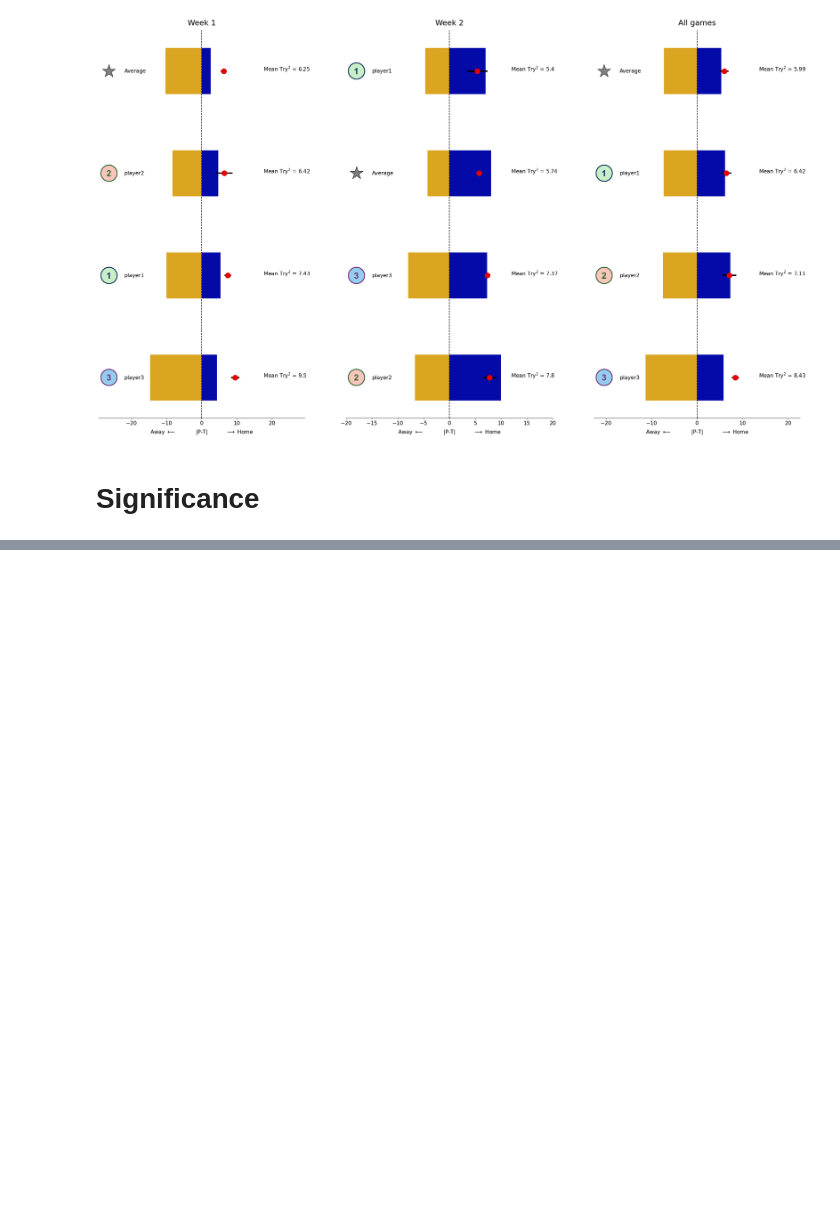
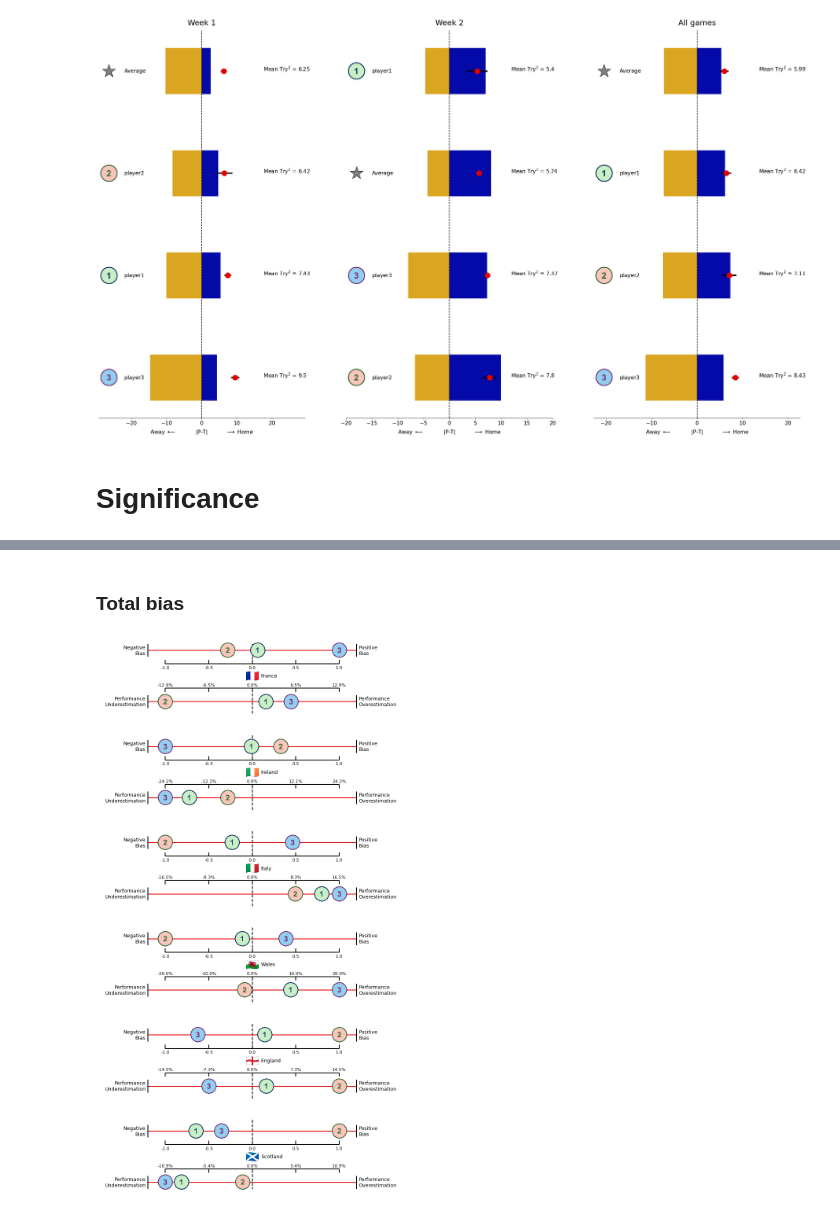
Before and after one commit to jjamieson12/SixNations_PredictionAnalysis, a Jupyter notebook: SixNationasPredictions_Example.ipynb, the cells around one changed output, grey strips where cells are left out. Cells and saved outputs as stored; diff of their text form; code cells hidden in the pictures; blank space fills up the shorter version.

```diff
--- a/SixNationasPredictions_Example.ipynb
+++ b/SixNationasPredictions_Example.ipynb
@@ -286,0 +329,30 @@ for i,ax in enumerate(axs):
+# %% [markdown]
+### Total bias
+# %%
+#Overall bias and overunder expectation plot, one plot for all 6 nations
+do_norm=True #Only norm the bias, overunder is a percentage anyway
+markers = player_markers #Pick the markers to use
+nation_markers = nation_markers
+settings={"plot_seperation":0.5,
+          "plot_shift":0.4,
+          "axis_shift":0.19,
+          "endcap_pad":1.2,
+          "endcap_size":0.2,
+          "w_padding":1.75,
+          "h_padding":0.5,
+          "emoji_size":0.18,
+          "marker_size":0.5,
+          "label_pad":0.03,
+          "label_text_size":8,
+          "text_pad":0.02,
+          "plot_text_size":9,
+          "tick_length":0.06,
+          "n_ticks":5}
+
+fig, axs = plt.subplots(1,1,figsize=(10,18))
+
+plot_total_bias(axs,cumulative_bias,cumulative_overunder,markers,nation_markers,
+                bias_metric=metric,draw_markers=True,draw_emoji=True,do_norm=do_norm,plot_settings=settings)
+fig.savefig("Plots/TotalBias/SixN_TotalBias_Example.png",bbox_inches='tight' )
+# %% [output]
+[figure, added]
```
Also changed, not shown: parts of 5 cells of this notebook, 9 other files.
